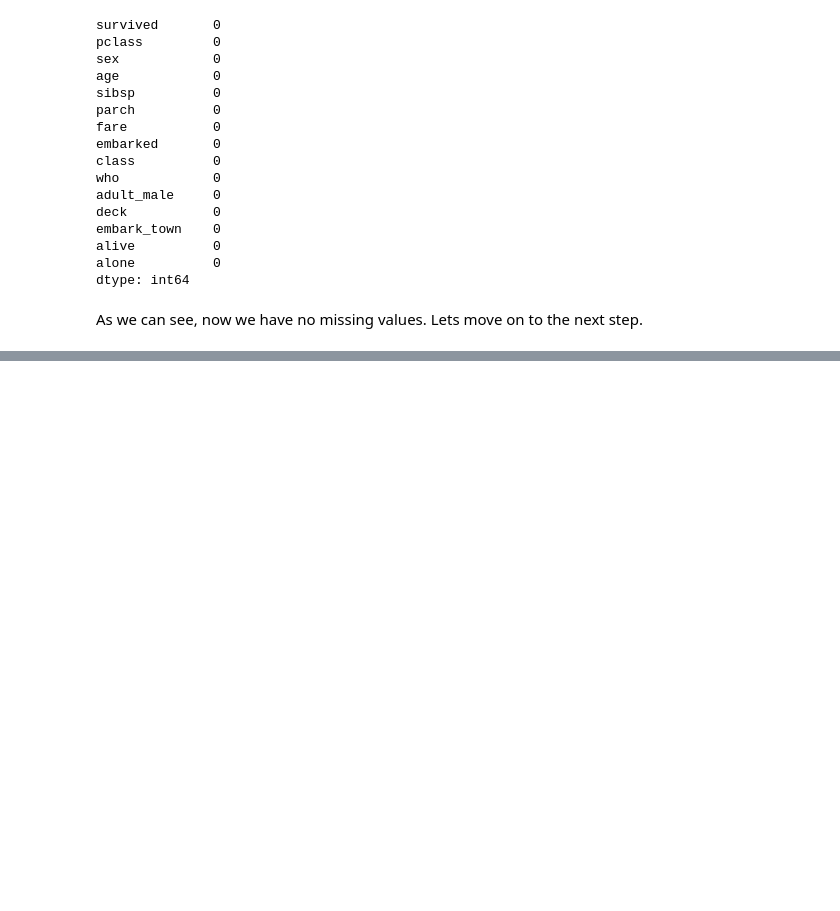
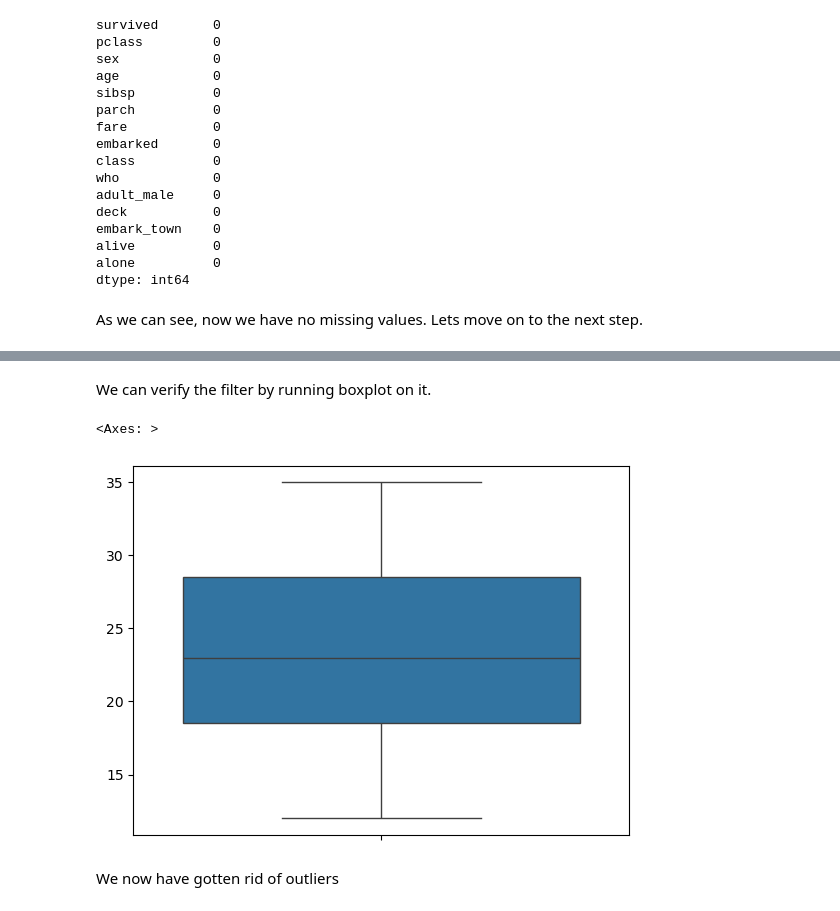
Before and after one commit to itsanishsingh/task-feature-handling, a Jupyter notebook: task_feature_handling.ipynb, the cells around one changed output, grey strips where cells are left out. Cells and saved outputs as stored; diff of their text form; code cells hidden in the pictures; blank space fills up the shorter version.

```diff
--- a/task_feature_handling.ipynb
+++ b/task_feature_handling.ipynb
@@ -158,0 +265,3 @@ As we can see, now we have no missing values. Lets move on to the next step.
+# %%
+cleaned_data = [ele for ele in uncleaned_data if lw<=ele<=uw]
+cleaned_data
@@ -158,0 +286,9 @@ As we can see, now we have no missing values. Lets move on to the next step.
+# %% [markdown]
+We can verify the filter by running boxplot on it.
+# %%
+sns.boxplot(cleaned_data)
+# %% [output]
+<Axes: >
+[figure, added]
+# %% [markdown]
+We now have gotten rid of outliers
```
Also changed, not shown: parts of 18 cells of this notebook.
